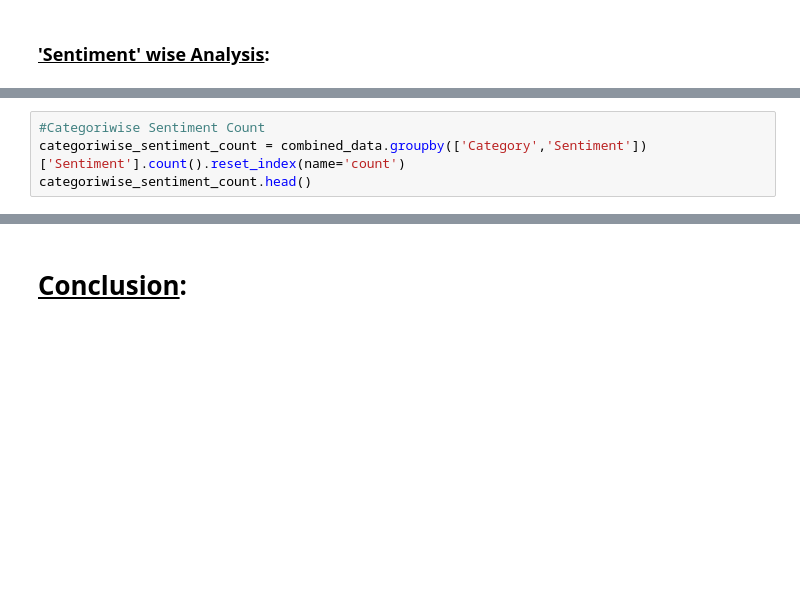
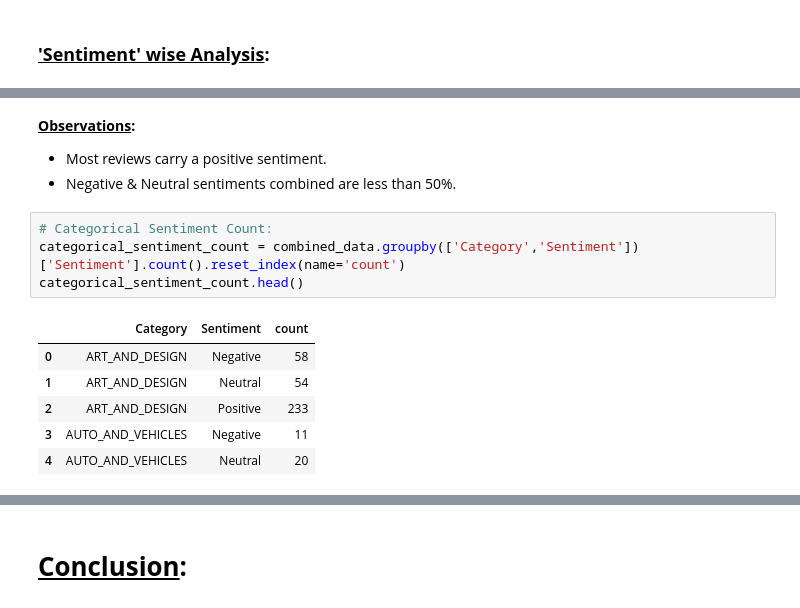
Before and after one commit to aviralsingh2907/PlayStore-App-Review-Analysis, a Jupyter notebook: EDA_Play_Store_App_Review_Analysis.ipynb, the cells around one changed output, grey strips where cells are left out. Drawn from its saved outputs; the diff is of its cells as text; blank space fills up the shorter version.

```diff
--- a/EDA_Play_Store_App_Review_Analysis.ipynb
+++ b/EDA_Play_Store_App_Review_Analysis.ipynb
@@ -1076,5 +1080,16 @@ This chart interprets that most of the reviews are positive.
+# %% [markdown]
+<b><u>Observations</u>:</b>
+* Most reviews carry a positive sentiment.
+* Negative & Neutral sentiments combined are less than 50%.
 # %%
-#Categoriwise Sentiment Count
-categoriwise_sentiment_count = combined_data.groupby(['Category','Sentiment'])['Sentiment'].count().reset_index(name='count')
-categoriwise_sentiment_count.head()
+# Categorical Sentiment Count:
+categorical_sentiment_count = combined_data.groupby(['Category','Sentiment'])['Sentiment'].count().reset_index(name='count')
+categorical_sentiment_count.head()
+# %% [output]
+|  | Category | Sentiment | count |
+| 0 | ART_AND_DESIGN | Negative | 58 |
+| 1 | ART_AND_DESIGN | Neutral | 54 |
+| 2 | ART_AND_DESIGN | Positive | 233 |
+| 3 | AUTO_AND_VEHICLES | Negative | 11 |
+| 4 | AUTO_AND_VEHICLES | Neutral | 20 |
 # %%
```
Also changed, not shown: parts of 9 cells of this notebook.
